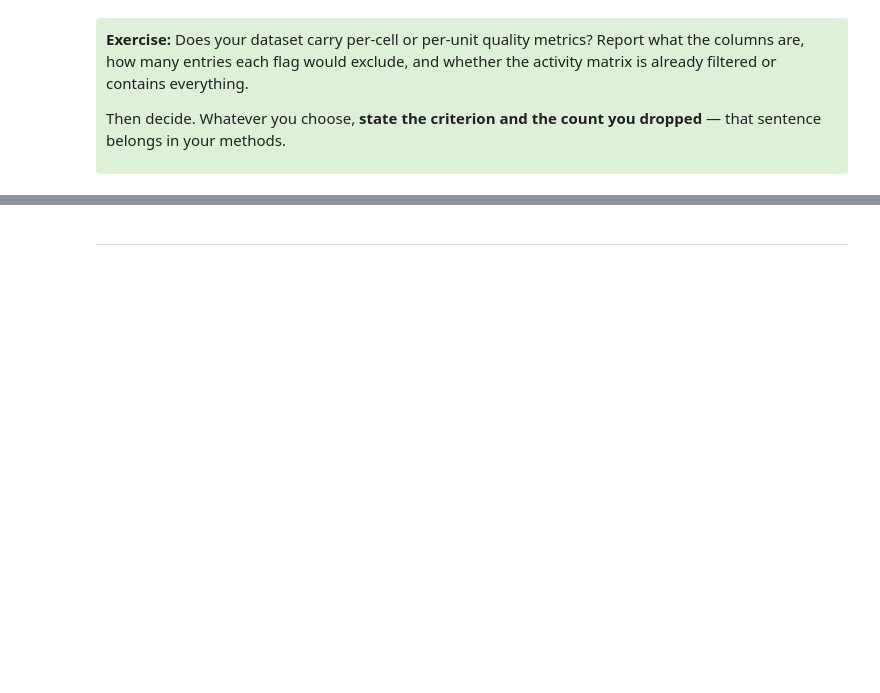
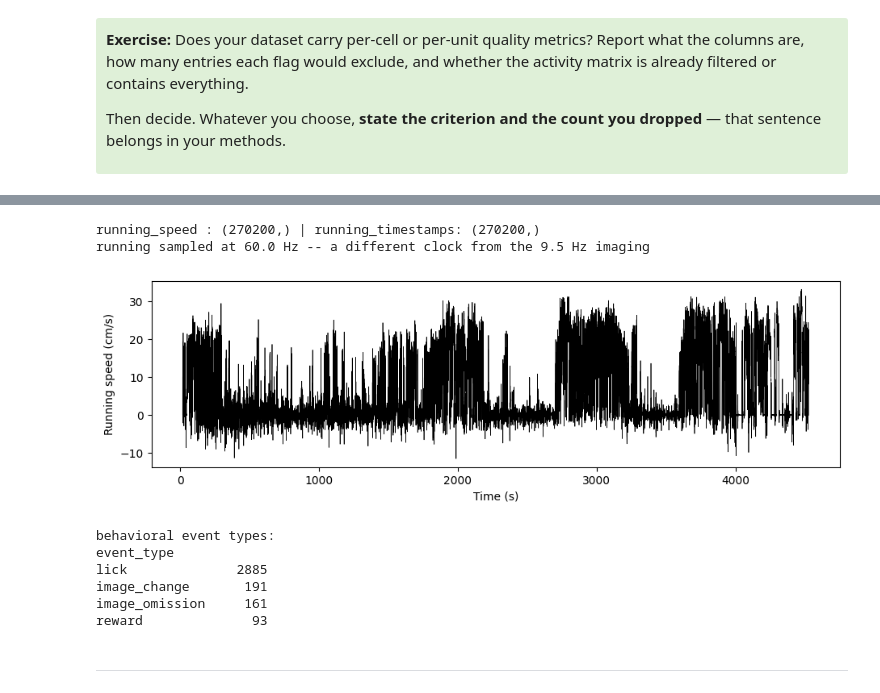
Before and after one commit to AllenSWDB/SWDB_Data_Intro, a Jupyter notebook: code/solutions/ProblemSet-Solutions-VisualLearning.ipynb, the cells around one changed output, grey strips where cells are left out. Saved outputs shown, nothing was run; the diff lists cells and outputs as text; code cells hidden in the pictures; blank space fills up the shorter version.

```diff
--- a/code/solutions/ProblemSet-Solutions-VisualLearning.ipynb
+++ b/code/solutions/ProblemSet-Solutions-VisualLearning.ipynb
@@ -493,0 +153,11 @@ running_speed: (270200,)
+# %%
+# read your dataset's metadata CSV from /code/metadata and look at what it
+# offers: how many subjects, how many session types, how many sessions each.
+
+metadata = pd.read_csv(os.path.join(data_dir, 'metadata',
+                                    'visual_learning_session_metadata.csv'))
+
+print('shape of metadata table:', metadata.shape)
+print('columns in metadata table:', metadata.columns.tolist())
+
+metadata.head()
@@ -763,3 +735,42 @@ interchangeable would mix task-driven licking and reward into a stimulus analysi
+# %%
+# BEHAVIOR -- can be events or timeseries.
+# In some datasets, behavior information lives in the procesing container.
+# Behavior events can also live in events tables.
+# Does your behavior signal need to be converted to an array or extracted as a dataframe?
+
+# This dataset has running speed in the processing container
+# Extract the running speed as an array and get the timestamps
+speed_series = nwb.processing['running']['speed']
+running_speed = np.asarray(speed_series.data[:])
+running_timestamps = np.asarray(speed_series.timestamps[:])
+
+print('running_speed :', running_speed.shape, '| running_timestamps:', running_timestamps.shape)
+print(f'running sampled at {1 / np.median(np.diff(running_timestamps)):.1f} Hz '
+      f'-- a different clock from the {1 / np.median(np.diff(ts)):.1f} Hz imaging')
+# %% [output]
+running_speed : (270200,) | running_timestamps: (270200,)
+running sampled at 60.0 Hz -- a different clock from the 9.5 Hz imaging
+# %%
+# Let's plot the running trace to see what it looks like
+fig, ax = plt.subplots(figsize=(11, 3))
+ax.plot(running_timestamps, running_speed, 'k', lw=0.5)
+ax.set_xlabel('Time (s)')
+ax.set_ylabel('Running speed (cm/s)')
+plt.show()
+# %% [output]
+[figure, added]
+# %%
+# We can also ask for all events using nwb.get_all_events()
+behavior_events = nwb.get_all_events()
+print('\nbehavioral event types:')
+print(behavior_events.event_type.value_counts().to_string())
+# %% [output]
+behavioral event types:
+event_type
+lick              2885
+image_change       191
+image_omission     161
+reward              93
 # %% [markdown]
 ---
 # %% [markdown]
```
Also changed, not shown: parts of 243 cells of this notebook, 6 other files.
